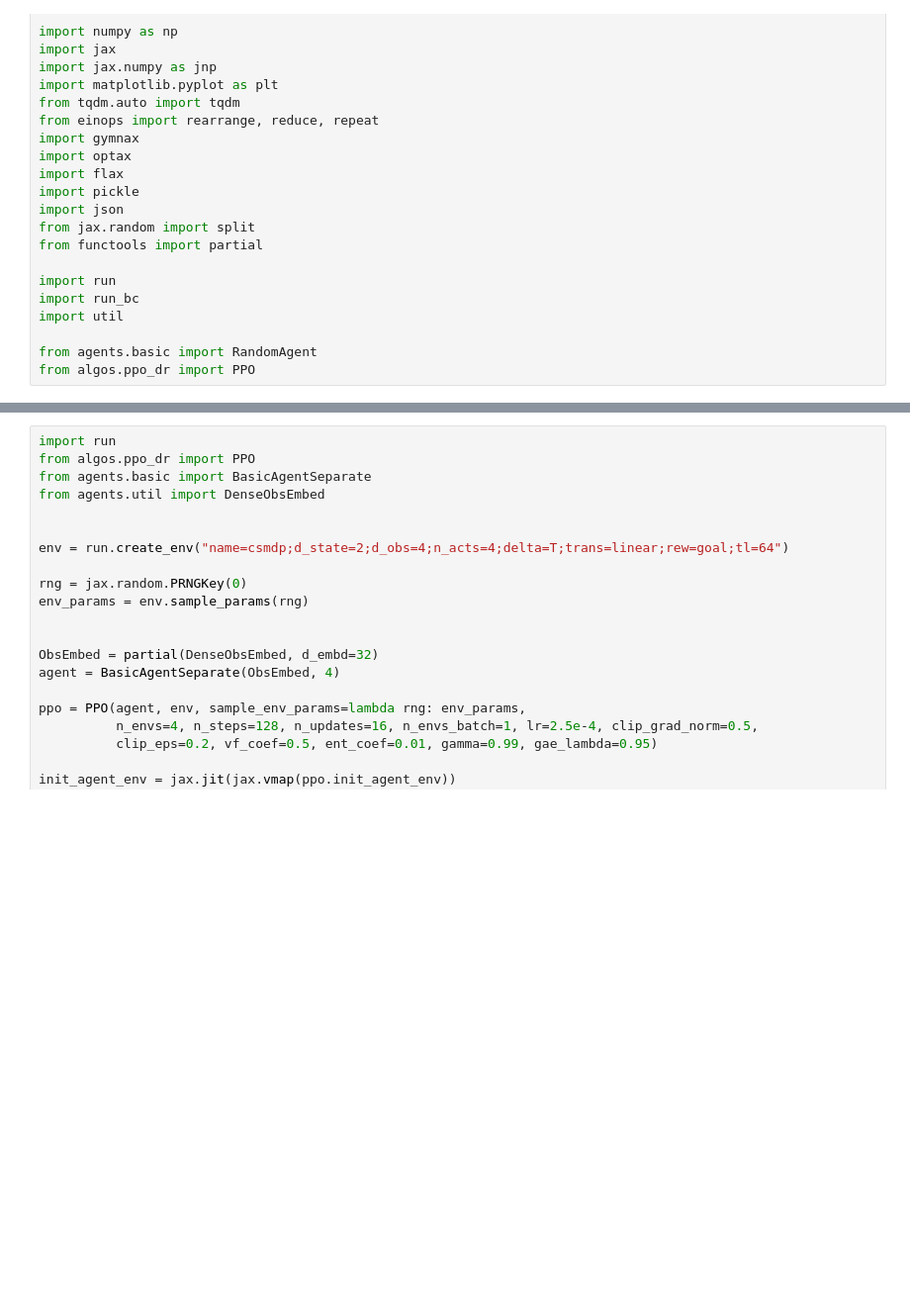
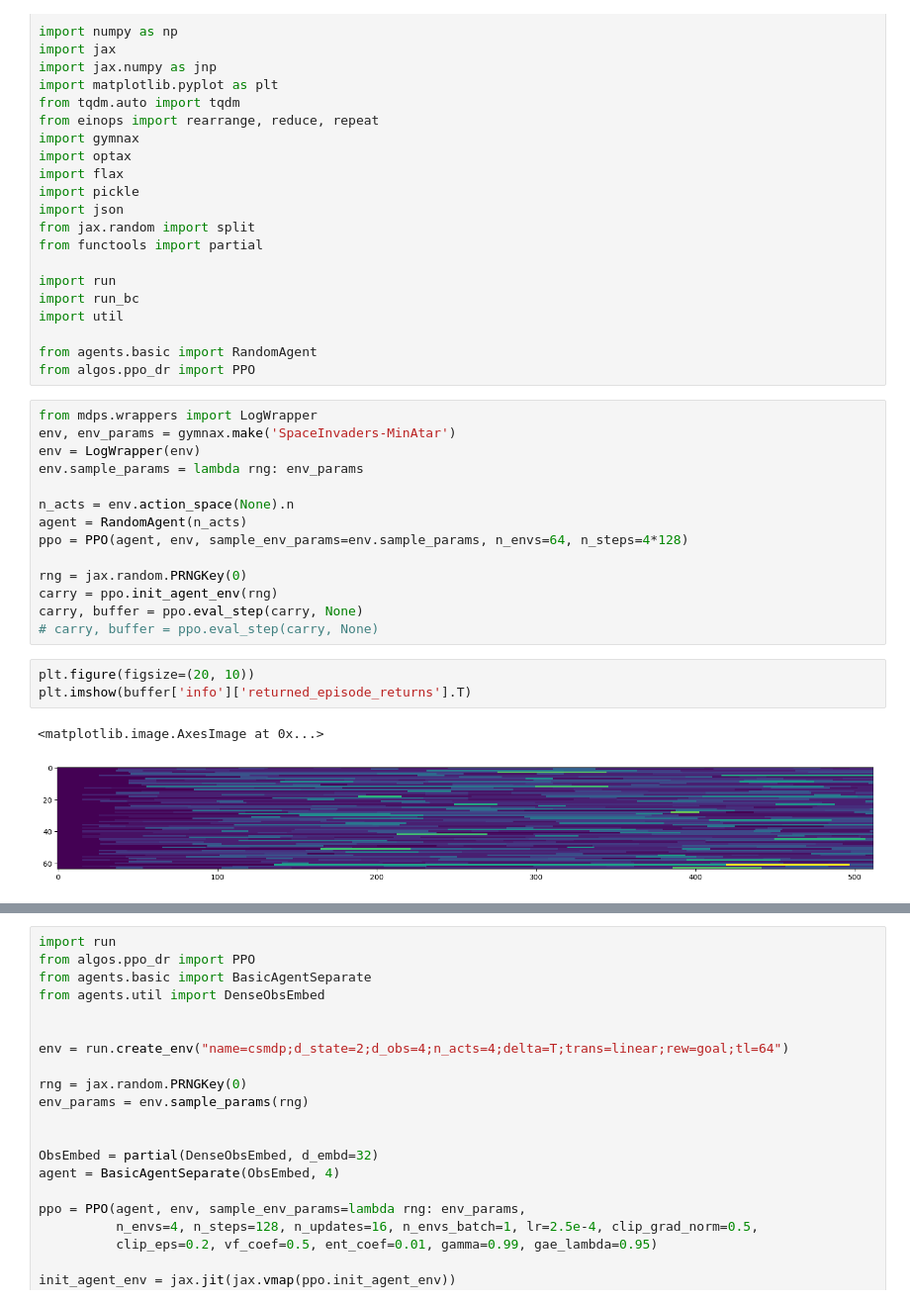
Before and after one commit to akarshkumar0101/synthetic-mdps, a Jupyter notebook: src/temp.ipynb, the cells around one changed output, grey strips where cells are left out. Shown at 99% size. Drawn from its saved outputs; the diff is of its cells as text; blank space fills up the shorter version.

```diff
--- a/src/temp.ipynb
+++ b/src/temp.ipynb
@@ -31,3 +31,23 @@ import util
 
 from agents.basic import RandomAgent
 from algos.ppo_dr import PPO
+# %%
+from mdps.wrappers import LogWrapper
+env, env_params = gymnax.make('SpaceInvaders-MinAtar')
+env = LogWrapper(env)
+env.sample_params = lambda rng: env_params
+
+n_acts = env.action_space(None).n
+agent = RandomAgent(n_acts)
+ppo = PPO(agent, env, sample_env_params=env.sample_params, n_envs=64, n_steps=4*128)
+
+rng = jax.random.PRNGKey(0)
+carry = ppo.init_agent_env(rng)
+carry, buffer = ppo.eval_step(carry, None)
+# carry, buffer = ppo.eval_step(carry, None)
+# %%
+plt.figure(figsize=(20, 10))
+plt.imshow(buffer['info']['returned_episode_returns'].T)
+# %% [output]
+<matplotlib.image.AxesImage at 0x...>
+[figure, added]
```
Also changed, not shown: parts of 1 cell of this notebook, 3 other files.
